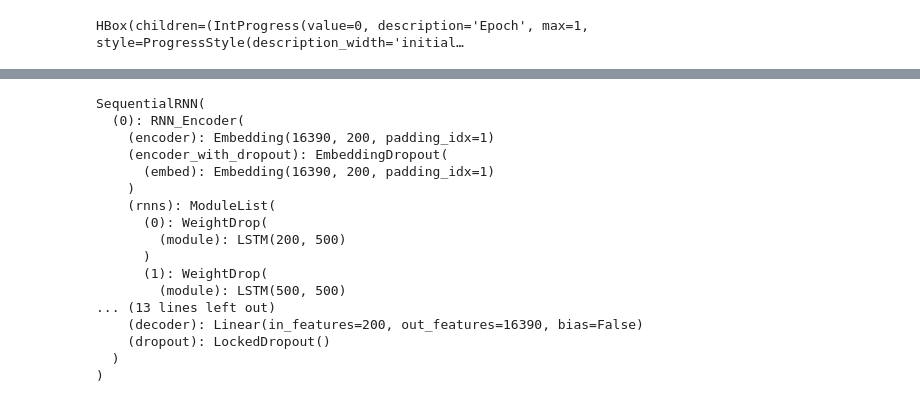
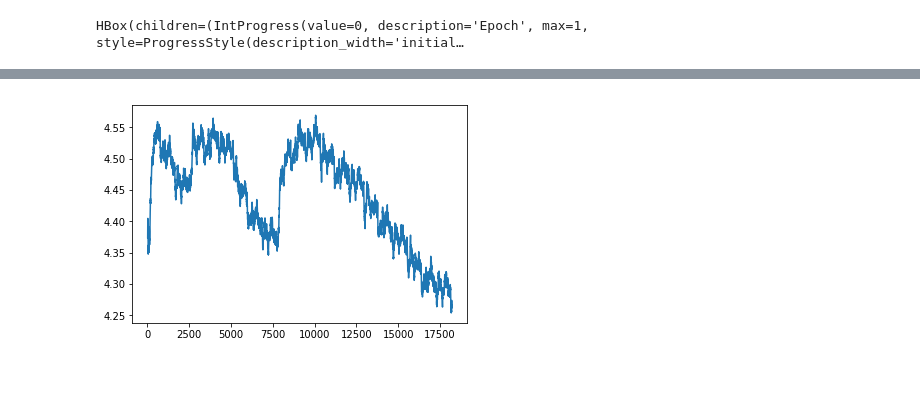
Before and after one commit to MattSegal/fastai-notes, a Jupyter notebook: notebooks/reddit-comments.ipynb, the cells around one changed output, grey strips where cells are left out. Saved outputs shown, nothing was run; the diff lists cells and outputs as text; code cells hidden in the pictures; blank space fills up the shorter version.

```diff
--- a/notebooks/reddit-comments.ipynb
+++ b/notebooks/reddit-comments.ipynb
@@ -290,0 +300,8 @@ ENCODER_NAME = 'reddit-encoder-1'
+# %%
+learner.fit(
+    learning_rate,
+    n_cycle=3,
+    wds=weight_decay,
+    cycle_len=1,
+    cycle_mult=2,
+)
@@ -290,0 +319,4 @@ ENCODER_NAME = 'reddit-encoder-1'
+# %%
+learner.sched.plot_loss()
+# %% [output]
+[figure, added]
@@ -301,25 +374,6 @@ model = learner.model
 model.eval() # Disable dropout
 model.reset() # Reset hidden state
 model[0].bs = 1 # Set batch size to 1
-model.
-# %% [output]
-SequentialRNN(
-  (0): RNN_Encoder(
-    (encoder): Embedding(16390, 200, padding_idx=1)
-    (encoder_with_dropout): EmbeddingDropout(
-      (embed): Embedding(16390, 200, padding_idx=1)
-    )
-    (rnns): ModuleList(
-      (0): WeightDrop(
-        (module): LSTM(200, 500)
-      )
-      (1): WeightDrop(
-        (module): LSTM(500, 500)
-... (13 lines left out)
-    (decoder): Linear(in_features=200, out_features=16390, bias=False)
-    (dropout): LockedDropout()
-  )
-)
 # %%
 seed_text = (
     "what I really think is that we should look further into this. "
```
Also changed, not shown: parts of 24 cells of this notebook, 3 other files.
